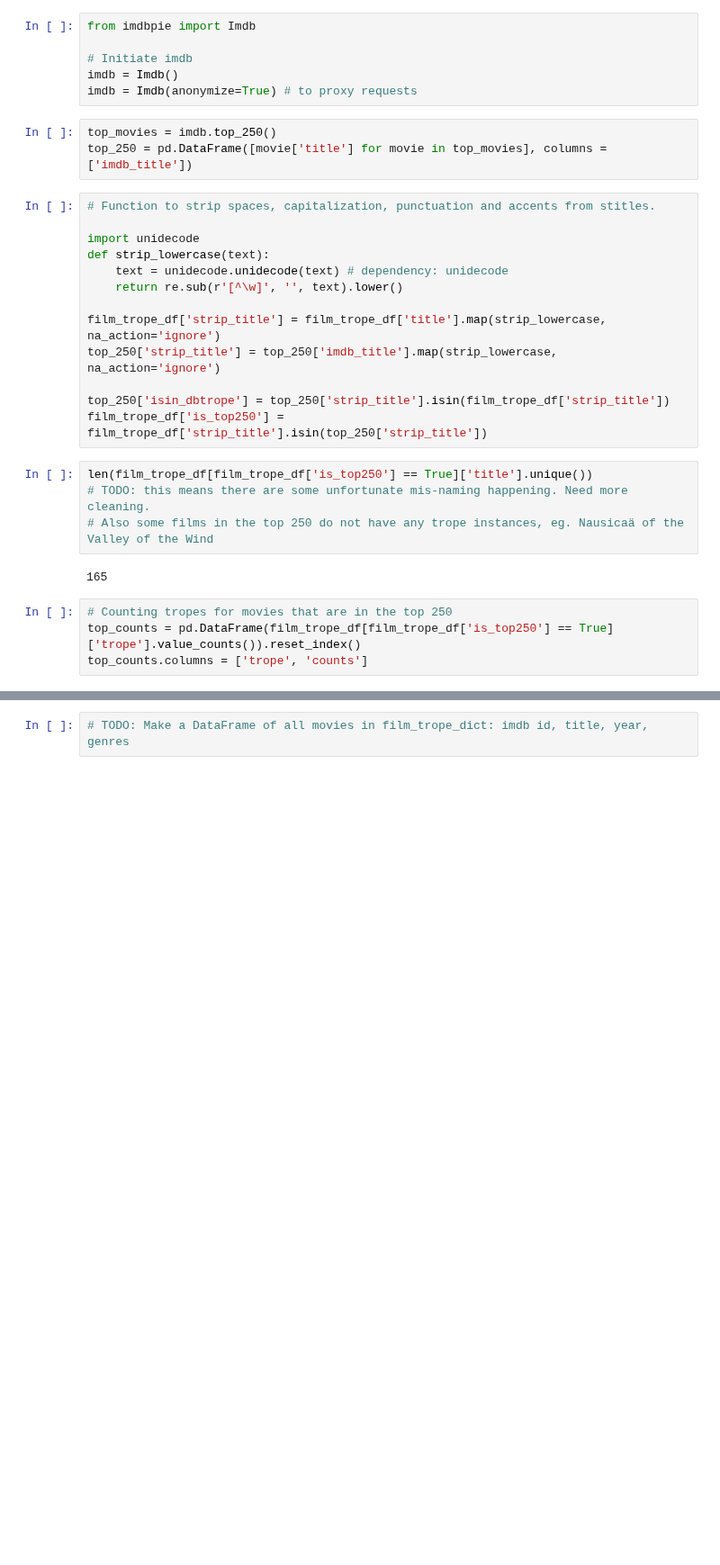
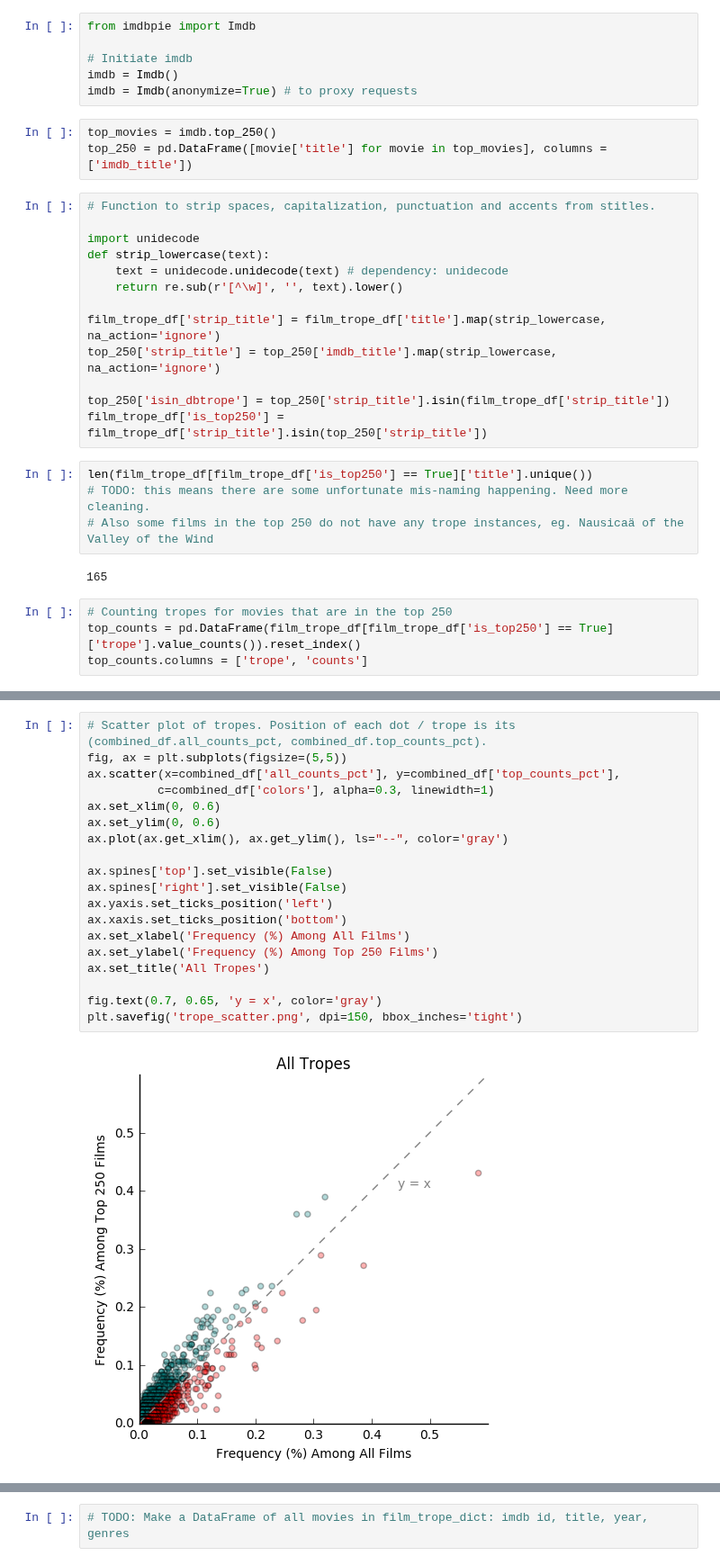
Before and after one commit to PeiZhangOSU/TV_Tropes_Exploratory, a Jupyter notebook: TVtropes.ipynb, the cells around one changed output, grey strips where cells are left out. Shown at 90% size. Drawn from its saved outputs; the diff is of its cells as text; blank space fills up the shorter version.

```diff
--- a/TVtropes.ipynb
+++ b/TVtropes.ipynb
@@ -375,0 +306,21 @@ plt.subplots_adjust(wspace = 0.7)
+# %%
+# Scatter plot of tropes. Position of each dot / trope is its (combined_df.all_counts_pct, combined_df.top_counts_pct).
+fig, ax = plt.subplots(figsize=(5,5))
+ax.scatter(x=combined_df['all_counts_pct'], y=combined_df['top_counts_pct'],
+          c=combined_df['colors'], alpha=0.3, linewidth=1)
+ax.set_xlim(0, 0.6)
+ax.set_ylim(0, 0.6)
+ax.plot(ax.get_xlim(), ax.get_ylim(), ls="--", color='gray')
+
+ax.spines['top'].set_visible(False)
+ax.spines['right'].set_visible(False)
+ax.yaxis.set_ticks_position('left')
+ax.xaxis.set_ticks_position('bottom')
+ax.set_xlabel('Frequency (%) Among All Films')
+ax.set_ylabel('Frequency (%) Among Top 250 Films')
+ax.set_title('All Tropes')
+
+fig.text(0.7, 0.65, 'y = x', color='gray')
+plt.savefig('trope_scatter.png', dpi=150, bbox_inches='tight')
+# %% [output]
+[figure, added]
```
Also changed, not shown: parts of 8 cells of this notebook, 3 other files.
